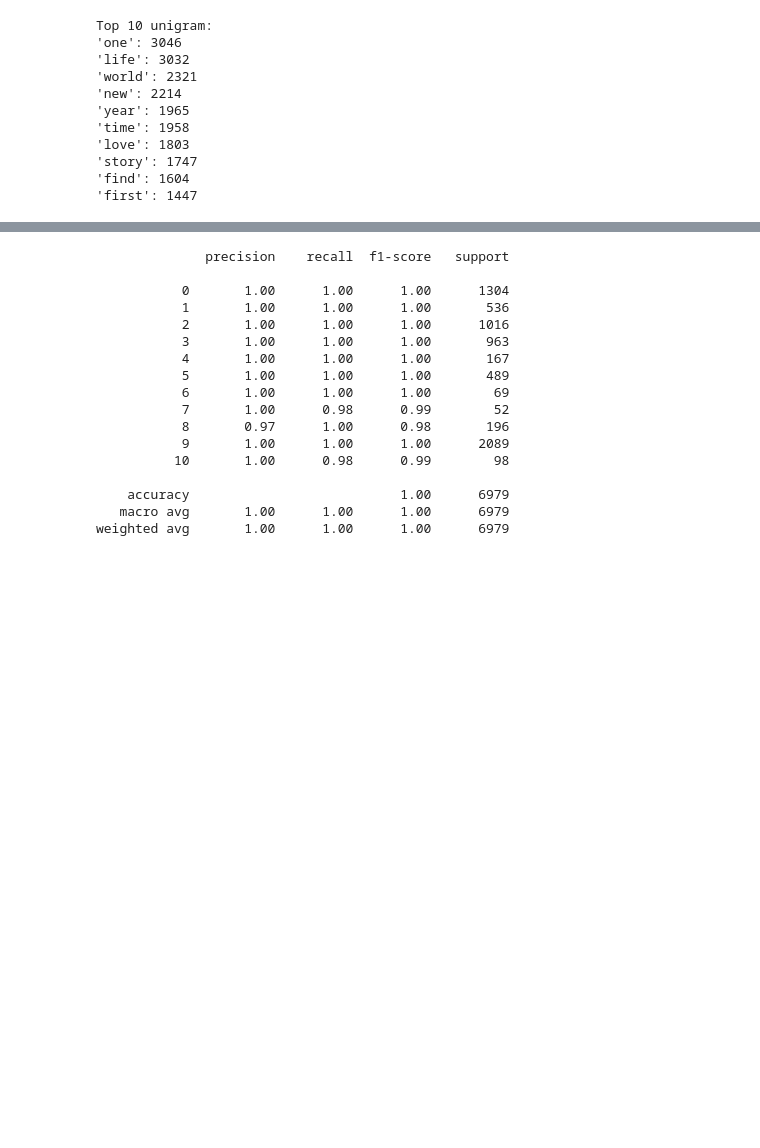
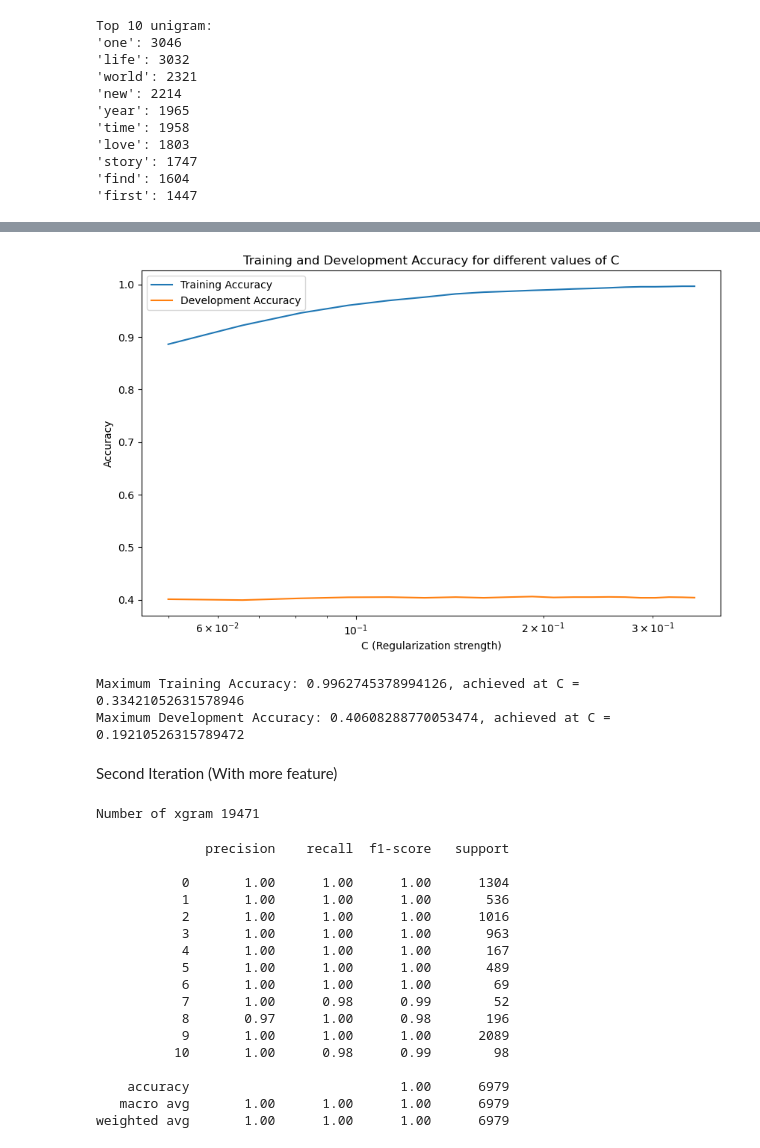
Before and after one commit to Pri0805/AML-Project, a Jupyter notebook: BaseLR.ipynb, the cells around one changed output, grey strips where cells are left out. Cells and saved outputs as stored; diff of their text form; code cells hidden in the pictures; blank space fills up the shorter version.

```diff
--- a/BaseLR.ipynb
+++ b/BaseLR.ipynb
@@ -108,0 +285,56 @@ Top 10 unigram:
+# %%
+import numpy as np
+import matplotlib.pyplot as plt
+from sklearn.linear_model import LogisticRegression
+from sklearn.metrics import accuracy_score
+
+# Define a range of C values
+C_values = np.linspace(0.05, 0.35, 20)
+
+# Lists to store accuracies
+train_accuracies = []
+development_accuracies = []
+
+# Loop over the values of C
+for C_val in C_values:
+    clf = LogisticRegression(max_iter=300, C=C_val)
+    clf.fit(X_train_bow, training['cluster'])
+
+    # Predict and calculate accuracy for training set
+    training_pred = clf.predict(X_train_bow)
+    train_accuracy = accuracy_score(training['cluster'], training_pred)
+    train_accuracies.append(train_accuracy)
+
+    # Predict and calculate accuracy for development set
+    development_pred = clf.predict(X_development_bow)
+    development_accuracy = accuracy_score(development['cluster'], development_pred)
+    development_accuracies.append(development_accuracy)
+
+# Plotting the accuracies
+plt.figure(figsize=(10, 6))
+plt.semilogx(C_values, train_accuracies, label='Training Accuracy')
+plt.semilogx(C_values, development_accuracies, label='Development Accuracy')
+plt.title('Training and Development Accuracy for different values of C')
+plt.xlabel('C (Regularization strength)')
+plt.ylabel('Accuracy')
+plt.legend()
+plt.show()
+
+
+# Find max accuracies
+max_train_accuracy = max(train_accuracies)
+max_development_accuracy = max(development_accuracies)
+
+# Find the C values corresponding to max accuracies
+max_train_C = C_values[train_accuracies.index(max_train_accuracy)]
+max_develop_C = C_values[development_accuracies.index(max_development_accuracy)]
+
+# Print the results
+print(f'Maximum Training Accuracy: {max_train_accuracy}, achieved at C = {max_train_C}')
+print(f'Maximum Development Accuracy: {max_development_accuracy}, achieved at C = {max_develop_C}')
+# %% [output]
+[figure, added]
+Maximum Training Accuracy: 0.9962745378994126, achieved at C = 0.33421052631578946
+Maximum Development Accuracy: 0.40608288770053474, achieved at C = 0.19210526315789472
+# %% [markdown]
+Second Iteration (With more feature)
@@ -109,3 +344,15 @@ Top 10 unigram:
+# %%
+from sklearn.feature_extraction.text import CountVectorizer
+vectorizer = CountVectorizer(binary=True, min_df=5, ngram_range=(1, 3))
+training_text = training['processed_description']
+development_text = development['processed_description']
+
+X_train_bow = vectorizer.fit_transform(training_text)
+X_development_bow = vectorizer.transform(development_text)
+
+print('Number of xgram', len(vectorizer.get_feature_names_out()))
+# %% [output]
+Number of xgram 19471
 # %%
 from sklearn.linear_model import LogisticRegression
 from sklearn.metrics import classification_report
```
Also changed, not shown: parts of 14 cells of this notebook, 1 other file.
